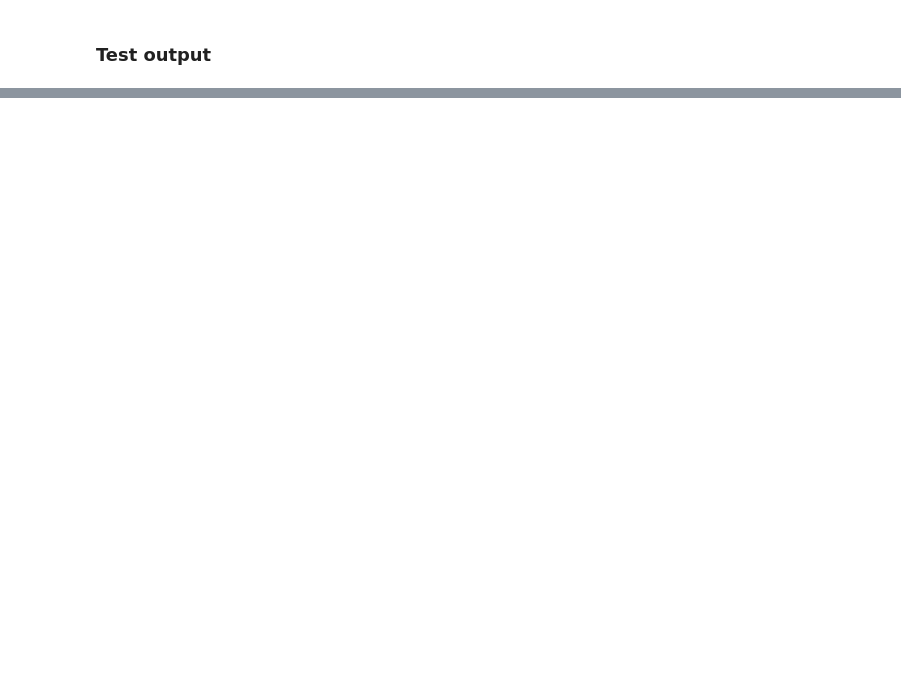
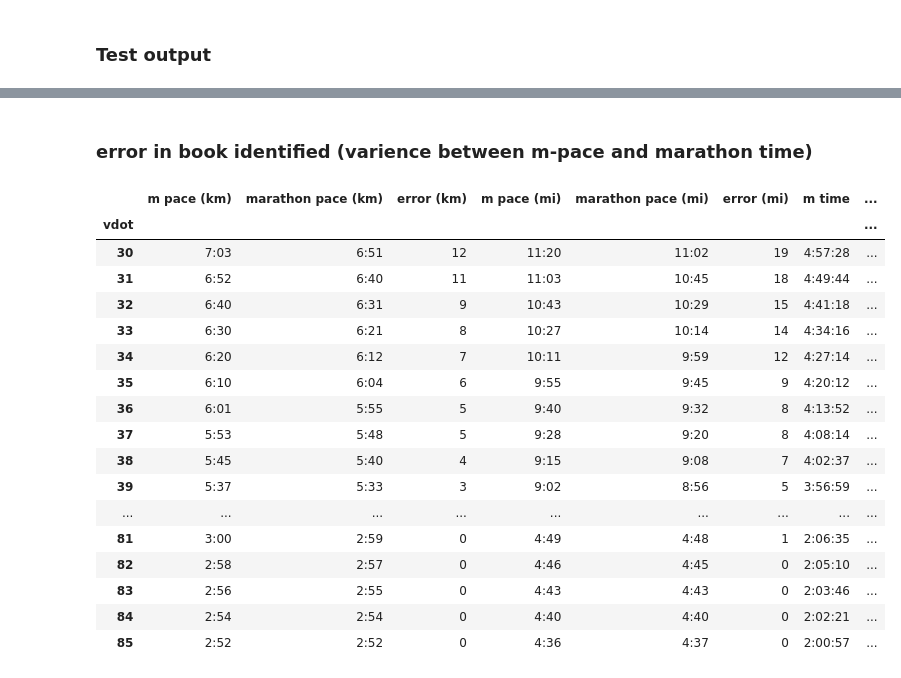
Before and after one commit to justin4480/vdot-pace, a Jupyter notebook: vdot_lr.ipynb, the cells around one changed output, grey strips where cells are left out. Saved outputs shown, nothing was run; the diff lists cells and outputs as text; code cells hidden in the pictures; blank space fills up the shorter version.

```diff
--- a/vdot_lr.ipynb
+++ b/vdot_lr.ipynb
@@ -232,0 +389,2 @@ eval.filter(regex=r'delta')
+# %% [markdown]
+### error in book identified (varience between m-pace and marathon time)
@@ -232,0 +417,42 @@ eval.filter(regex=r'delta')
+# %%
+df1 = pd.DataFrame(range(30,86), columns=['vdot'])
+df1.set_index('vdot', inplace=True)
+df1['m pace (km)'] = results_m_pace_km
+df1['marathon pace (km)'] = results_marathon_pace_km
+df1['error (km)'] = df1['m pace (km)'].apply(lambda x: int(np.round(x.total_seconds(), 0))) - \
+               df1['marathon pace (km)'].apply(lambda x: int(np.round(x.total_seconds(), 0)))
+df1['m pace (mi)'] = results_m_pace_mi
+df1['marathon pace (mi)'] = results_marathon_pace_mi
+df1['error (mi)'] = df1['m pace (mi)'].apply(lambda x: int(np.round(x.total_seconds(), 0))) - \
+               df1['marathon pace (mi)'].apply(lambda x: int(np.round(x.total_seconds(), 0)))
+df1['m time'] = results_m_time
+df1['marathon time'] = results_marathon_time
+df1['error'] = df1['m time'].apply(lambda x: int(np.round(x.total_seconds(), 0))) - \
+               df1['marathon time'].apply(lambda x: int(np.round(x.total_seconds(), 0)))
+
+df1['m pace (km)'] = df1['m pace (km)'].apply(lambda x: format_time(x))
+df1['marathon pace (km)'] = df1['marathon pace (km)'].apply(lambda x: format_time(x))
+df1['m pace (mi)'] = df1['m pace (mi)'].apply(lambda x: format_time(x))
+df1['marathon pace (mi)'] = df1['marathon pace (mi)'].apply(lambda x: format_time(x))
+df1['m time'] = df1['m time'].apply(lambda x: format_time(x))
+df1['marathon time'] = df1['marathon time'].apply(lambda x: format_time(x))
+df1
+# %% [output]
+|  | m pace (km) | marathon pace (km) | error (km) | m pace (mi) | marathon pace (mi) | error (mi) | m time | ... |
+| vdot |  |  |  |  |  |  |  | ... |
+| 30 | 7:03 | 6:51 | 12 | 11:20 | 11:02 | 19 | 4:57:28 | ... |
+| 31 | 6:52 | 6:40 | 11 | 11:03 | 10:45 | 18 | 4:49:44 | ... |
+| 32 | 6:40 | 6:31 | 9 | 10:43 | 10:29 | 15 | 4:41:18 | ... |
+| 33 | 6:30 | 6:21 | 8 | 10:27 | 10:14 | 14 | 4:34:16 | ... |
+| 34 | 6:20 | 6:12 | 7 | 10:11 | 9:59 | 12 | 4:27:14 | ... |
+| 35 | 6:10 | 6:04 | 6 | 9:55 | 9:45 | 9 | 4:20:12 | ... |
+| 36 | 6:01 | 5:55 | 5 | 9:40 | 9:32 | 8 | 4:13:52 | ... |
+| 37 | 5:53 | 5:48 | 5 | 9:28 | 9:20 | 8 | 4:08:14 | ... |
+| 38 | 5:45 | 5:40 | 4 | 9:15 | 9:08 | 7 | 4:02:37 | ... |
+| 39 | 5:37 | 5:33 | 3 | 9:02 | 8:56 | 5 | 3:56:59 | ... |
+| ... | ... | ... | ... | ... | ... | ... | ... | ... |
+| 81 | 3:00 | 2:59 | 0 | 4:49 | 4:48 | 1 | 2:06:35 | ... |
+| 82 | 2:58 | 2:57 | 0 | 4:46 | 4:45 | 0 | 2:05:10 | ... |
+| 83 | 2:56 | 2:55 | 0 | 4:43 | 4:43 | 0 | 2:03:46 | ... |
+| 84 | 2:54 | 2:54 | 0 | 4:40 | 4:40 | 0 | 2:02:21 | ... |
+| 85 | 2:52 | 2:52 | 0 | 4:36 | 4:37 | 0 | 2:00:57 | ... |
```
Also changed, not shown: parts of 23 cells of this notebook, 1 other file.
